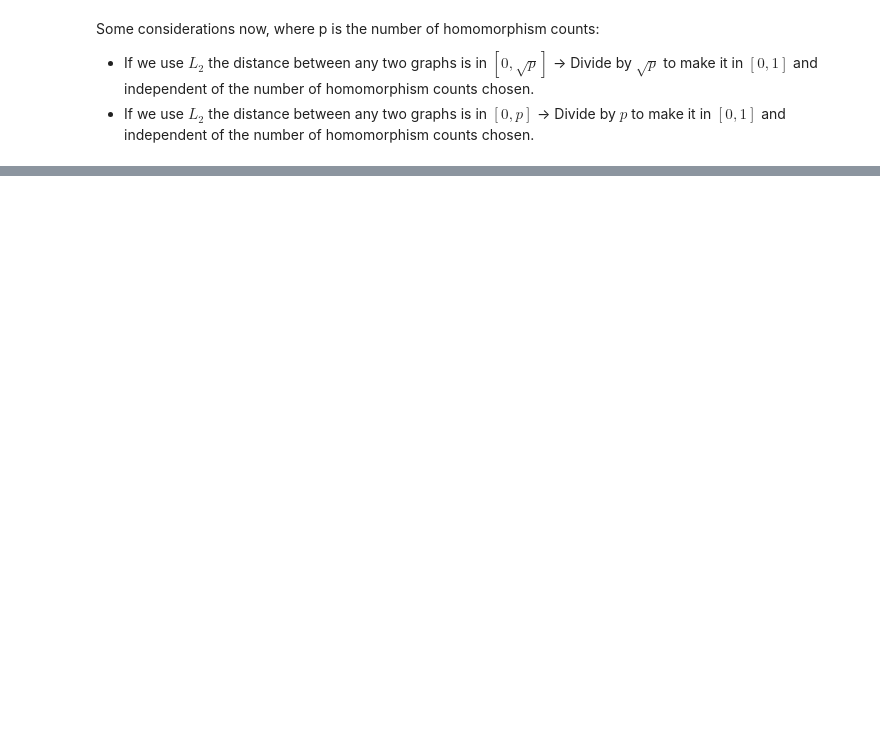
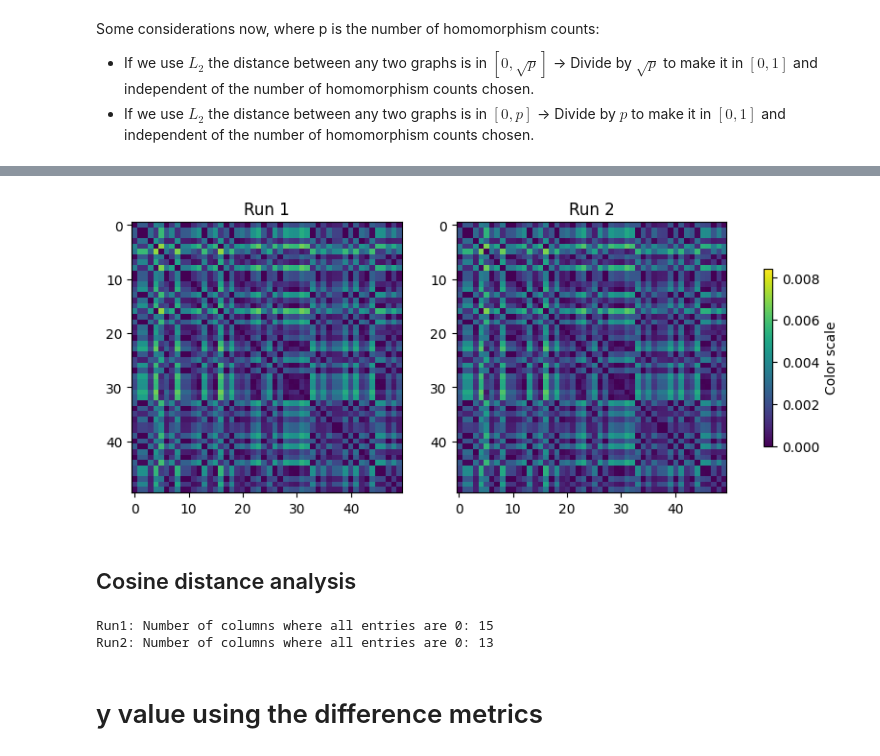
Before and after one commit to SDavenia/CL-GNN, a Jupyter notebook: exploration.ipynb, the cells around one changed output, grey strips where cells are left out. Drawn from its saved outputs; the diff is of its cells as text; code cells hidden in the pictures; blank space fills up the shorter version.

```diff
--- a/exploration.ipynb
+++ b/exploration.ipynb
@@ -129,0 +122,24 @@ plot_matrix_runs(L1_run1_scaled_counts_len, L1_run2_scaled_counts_len, num_eleme
+# %%
+# Try the scaled ones
+p = len(data_run1['pattern_sizes'])
+
+L1_run1_scaled_counts_len = cdist(hom_counts_list_run1_counts_density, hom_counts_list_run1_counts_density, metric='cityblock')/(p)
+L1_run2_scaled_counts_len = cdist(hom_counts_list_run2_counts_density, hom_counts_list_run2_counts_density, metric='cityblock')/(p)
+plot_matrix_runs(L1_run1_scaled_counts_len, L1_run2_scaled_counts_len, num_elements=50)
+# %% [output]
+[figure, added]
+# %% [markdown]
+## Cosine distance analysis
+# %%
+zero_columns1 = np.all(hom_counts_list_run1 == 0, axis=0)
+zero_columns_count = np.sum(zero_columns1)
+print("Run1: Number of columns where all entries are 0:", zero_columns_count) # We have that 15 out of 20 columns contain all 0s
+
+zero_columns2 = np.all(hom_counts_list_run2 == 0, axis=0)
+zero_columns_count = np.sum(zero_columns2)
+print("Run2: Number of columns where all entries are 0:", zero_columns_count) # We have that 15 out of 20 columns contain all 0s
+# %% [output]
+Run1: Number of columns where all entries are 0: 15
+Run2: Number of columns where all entries are 0: 13
+# %% [markdown]
+# y value using the difference metrics
```
Also changed, not shown: parts of 8 cells of this notebook, 1 other file.
